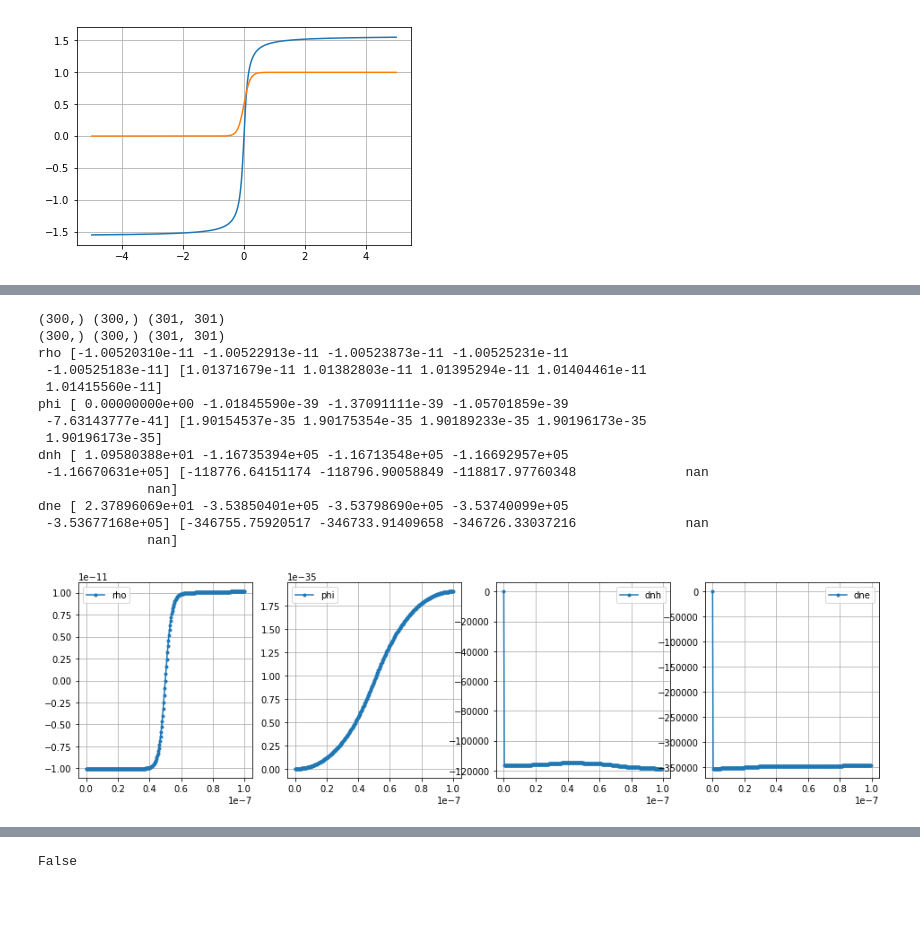
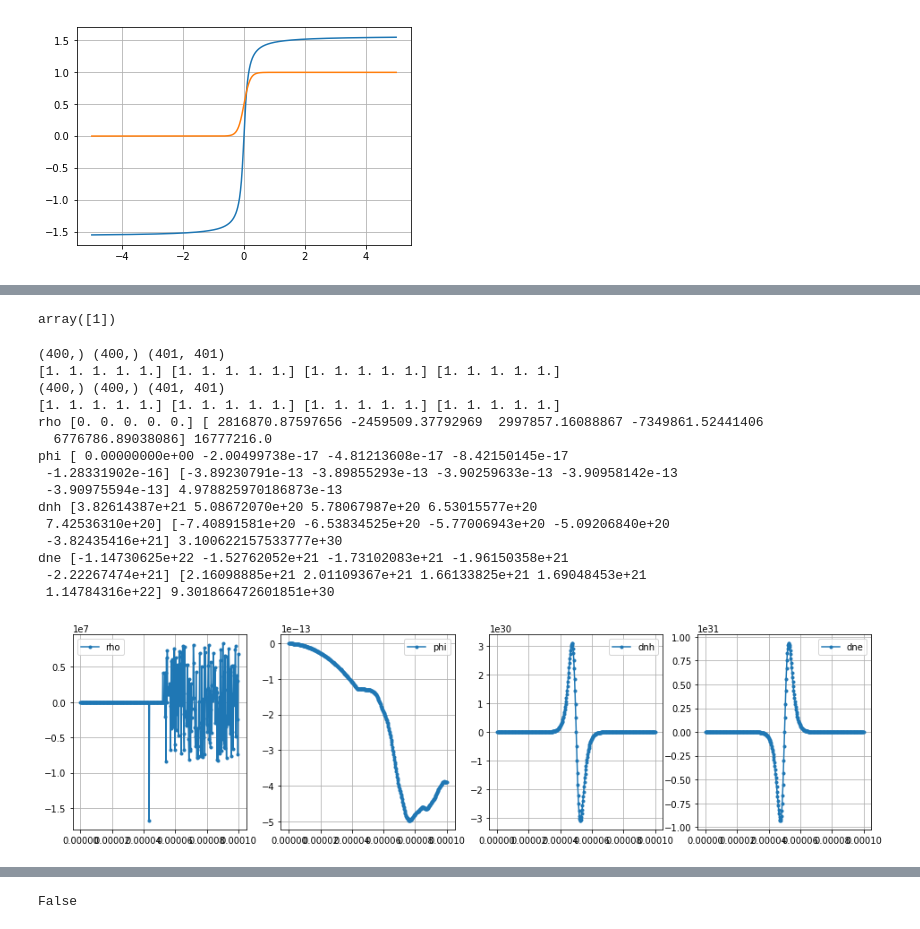
Before and after one commit to nagoyan777/DriftDiffusion, a Jupyter notebook: DriftDiffusion.ipynb, the cells around one changed output, grey strips where cells are left out. Cells and saved outputs as stored; diff of their text form; code cells hidden in the pictures; blank space fills up the shorter version.

```diff
--- a/DriftDiffusion.ipynb
+++ b/DriftDiffusion.ipynb
@@ -205,8 +218,10 @@ print(np.average(_random), _random[::10])
 #n_h0 = n_h0 - _random[::-1]
 #n_e0 = n_e + _random
 
-_n_e0 = n_e0 * get_random(nmesh, fac=0.5, nave=0.2)
-_n_h0 = n_h0 * get_random(nmesh, fac=0.5, nave=0.2)
+#_n_e0 = n_e0 * get_random(nmesh, fac=0.5, nave=0.2)
+#_n_h0 = n_h0 * get_random(nmesh, fac=0.5, nave=0.2)
+_n_e0 = n_e0.copy()
+_n_h0 = n_h0.copy()
 
 _x = mesh * 1e9
 plt.plot(_x, _n_h0, label='n_h')
@@ -508,33 +592,40 @@ t_i &=& \beta \Delta \phi_i  \\
 \end{eqnarray}
+# %%
+mask=[True, False]
+np.arange(2)[np.array(mask)==False]
+# %% [output]
+array([1])
 # %%
 
 def get_dndt(mesh, phi, n, D, G, U, qkt, debug=False):
     nmesh = len(mesh)
 
-    def B(qkt, phi):
-        t = qkt * (phi[1:] - phi[:-1])
-        t = t/(np.exp(t)-1)
-        t[np.abs(t)==np.inf]=1
+    def B(qkt, phi, tol=1e-8):
+        t = qkt * np.diff(phi)
+        mask = np.array(t) > tol
+        t[mask==False] = 1.0-0.5*t[mask==False]
+        t[mask] = t[mask]/(np.exp(t[mask])-1)
         return t
 
     bp = B(qkt, phi)
     bm = B(qkt, -phi)
-
-    a = np.diag([0,*(bp[1:] - bm[:-1]), 0])
-    a[0, 0] = bp[0]
-    a[0, 1] = -bm[0]
-    a[nmesh-1, nmesh-1] = bm[nmesh-2]
-    a[nmesh-1, nmesh-2] = -bp[nmesh-2]
+    a = np.zeros((nmesh, nmesh))
+    a[0, 1] = -bp[0]
+    a[0, 0] = bm[0]
+    a[nmesh-1, nmesh-1] = bp[nmesh-2]
+    a[nmesh-1, nmesh-2] = -bm[nmesh-2]
 
     if debug:
         print(bp.shape, bm.shape, a.shape)
-
+        print(bp[0:5],bp[-5:], bm[0:5],bm[-5:])
 
     for i in range(1, nmesh-1):
-        a[i, i+1] = -bm[i]
-        a[i, i-1] = -bp[i-1]
+        a[i, i+1] = -bp[i]
+        a[i, i] = bm[i] + bp[i-1]
+        a[i, i-1] = -bm[i-1]
 
-    dx2_inv = 1/(mesh[1]-mesh[0])**2
+    dx = mesh[1] - mesh[0]
+    dx2_inv = 1/dx**2
     djdx = dx2_inv * D * (a @ n)
     dnhdt = djdx + G - U
     if debug:
@@ -544,39 +635,40 @@ def get_dndt(mesh, phi, n, D, G, U, qkt, debug=False):
 # %%
 dx = mesh[1]-mesh[0]
 dx_inv = 1/dx**2
 
 _fac=1e10
 _rho_tmp = get_rho(_n_h0, _n_e0, N_D, N_A)
 _phi = get_phi(mesh, _rho_tmp, epsilon, q, debug=False, scale_fac=_fac)
 _phi = _phi - _phi[0] #--> set the leftmost value to zero.
 
-dnh, _ah, _nh = get_dndt(mesh, _phi, _n_h0, D_h, G, U, qkt, True)
-dne, _ae, _ne = get_dndt(mesh, _phi, _n_e0, D_e, G, U, -qkt, True)
+dnh, _ah, _nh = get_dndt(mesh, -_phi, _n_h0, D_h, G, U, qkt, True)
+dne, _ae, _ne = get_dndt(mesh, _phi, _n_e0, D_e, G, U, qkt, True)
 
 ncols=4
 fig, axes = plt.subplots(ncols=ncols, figsize=(ncols*4, 4))
 label_data = OrderedDict([('rho',_rho_tmp), ('phi',_phi), ('dnh',dnh), ('dne', dne)])
 for _ax, (_l, _d) in zip(axes, label_data.items()):
-    print(_l, _d[:5], _d[-5:])
+    print(_l, _d[:5], _d[-5:], np.max(np.abs(_d)))
     _ax.plot(mesh, _d, '.-', label=_l)
     _ax.grid()
     _ax.legend()
 # %% [output]
-(300,) (300,) (301, 301)
-(300,) (300,) (301, 301)
-rho [-1.00520310e-11 -1.00522913e-11 -1.00523873e-11 -1.00525231e-11
- -1.00525183e-11] [1.01371679e-11 1.01382803e-11 1.01395294e-11 1.01404461e-11
- 1.01415560e-11]
-phi [ 0.00000000e+00 -1.01845590e-39 -1.37091111e-39 -1.05701859e-39
- -7.63143777e-41] [1.90154537e-35 1.90175354e-35 1.90189233e-35 1.90196173e-35
- 1.90196173e-35]
-dnh [ 1.09580388e+01 -1.16735394e+05 -1.16713548e+05 -1.16692957e+05
- -1.16670631e+05] [-118776.64151174 -118796.90058849 -118817.97760348              nan
-              nan]
-dne [ 2.37896069e+01 -3.53850401e+05 -3.53798690e+05 -3.53740099e+05
- -3.53677168e+05] [-346755.75920517 -346733.91409658 -346726.33037216              nan
-              nan]
+(400,) (400,) (401, 401)
+[1. 1. 1. 1. 1.] [1. 1. 1. 1. 1.] [1. 1. 1. 1. 1.] [1. 1. 1. 1. 1.]
+(400,) (400,) (401, 401)
+[1. 1. 1. 1. 1.] [1. 1. 1. 1. 1.] [1. 1. 1. 1. 1.] [1. 1. 1. 1. 1.]
+rho [0. 0. 0. 0. 0.] [ 2816870.87597656 -2459509.37792969  2997857.16088867 -7349861.52441406
+  6776786.89038086] 16777216.0
+phi [ 0.00000000e+00 -2.00499738e-17 -4.81213608e-17 -8.42150145e-17
+ -1.28331902e-16] [-3.89230791e-13 -3.89855293e-13 -3.90259633e-13 -3.90958142e-13
+ -3.90975594e-13] 4.978825970186873e-13
+dnh [3.82614387e+21 5.08672070e+20 5.78067987e+20 6.53015577e+20
+ 7.42536310e+20] [-7.40891581e+20 -6.53834525e+20 -5.77006943e+20 -5.09206840e+20
+ -3.82435416e+21] 3.100622157533777e+30
+dne [-1.14730625e+22 -1.52762052e+21 -1.73102083e+21 -1.96150358e+21
+ -2.22267474e+21] [2.16098885e+21 2.01109367e+21 1.66133825e+21 1.69048453e+21
+ 1.14784316e+22] 9.301866472601851e+30
-[figure, old version]
+[figure, new version]
 # %%
 n_h = _n_h0
 n_e = _n_e0
```
Also changed, not shown: parts of 20 cells of this notebook.
